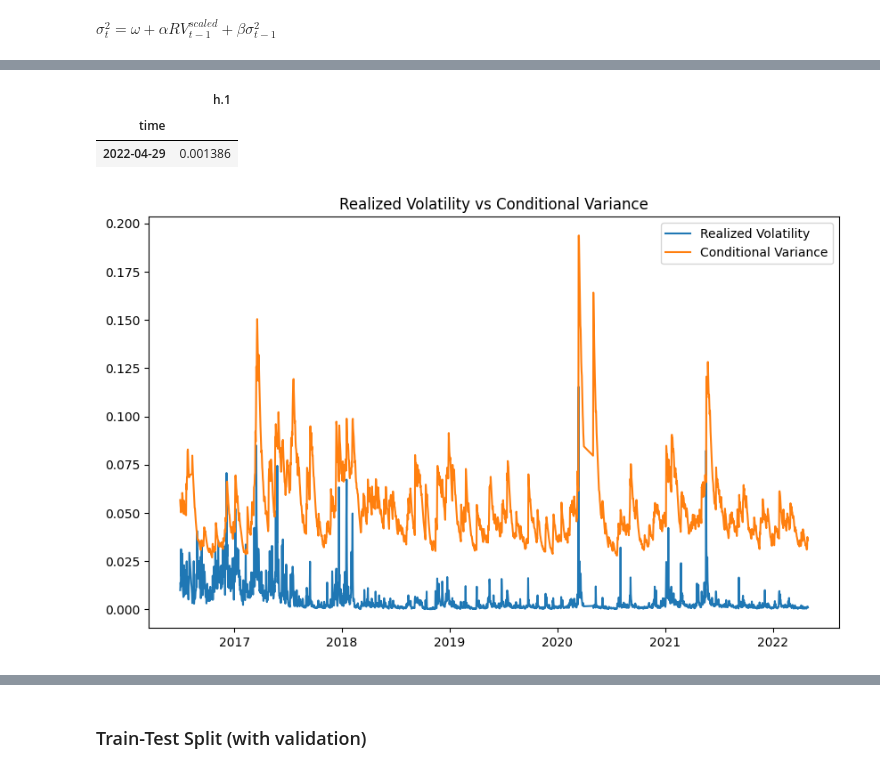
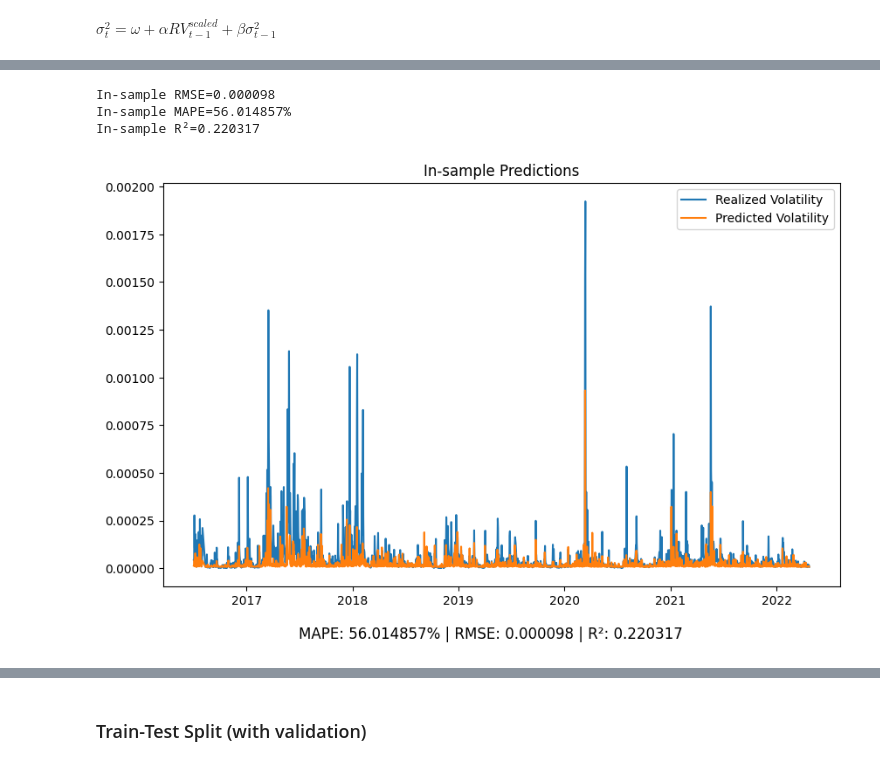
Before and after one commit to zhyoung17/crypto-rv-forecast, a Jupyter notebook: notebooks/models/GARCH.ipynb, the cells around one changed output, grey strips where cells are left out. Saved outputs shown, nothing was run; the diff lists cells and outputs as text; code cells hidden in the pictures.

```diff
--- a/notebooks/models/GARCH.ipynb
+++ b/notebooks/models/GARCH.ipynb
@@ -105,9 +54,3 @@ params = garch_fit.params
 omega = params['omega']
 alpha = [params[f'alpha[{i+1}]'] for i in range(p)]
 beta = [params[f'beta[{i+1}]'] for i in range(q)]
-# %%
-garch_fit.forecast(horizon=1).variance.tail()
-# %% [output]
-|  | h.1 |
-| time |  |
-| 2022-04-29 | 0.001386 |
@@ -116,10 +57,40 @@ cond_var = garch_fit.conditional_volatility[0:]
-# %%
-# plot the conditional variance and realised volatility
-plt.figure(figsize=(10, 6))
-plt.plot(RV_train*1440, label='Realized Volatility')
-plt.plot(cond_var, label='Conditional Variance')
-plt.legend()
-plt.title('Realized Volatility vs Conditional Variance')
-plt.show()
-# %% [output]
-[figure, removed]
+# %%
+skip = max(p, q)
+in_samp_pred = []
+
+for j in range(skip, len(r_train)):
+    new_variance = omega
+    for i in range(p):
+        new_variance += alpha[i] * (r_train.iloc[j-i] ** 2)
+    for i in range(q):
+        new_variance += beta[i] * RV_train.iloc[j-i]
+    in_samp_pred.append(new_variance/24)
+
+# re index
+in_samp_pred = pd.Series(in_samp_pred, index=r_train.index[skip:])
+
+# Compute RMSE
+rmse = np.sqrt(mean_squared_error(RV_train[skip:], in_samp_pred))
+print(f"In-sample RMSE={rmse:.6f}")
+mape = mean_absolute_percentage_error(RV_train[skip:], in_samp_pred)
+print(f"In-sample MAPE={mape:.6%}")
+r2 = r2_score(RV_train[skip:], in_samp_pred)
+print(f"In-sample R²={r2:.6f}")
+
+# Plot in-sample predictions
+plt.figure(figsize=(10, 6))
+plt.plot(RV_train[skip:], label="Realized Volatility")
+plt.plot(in_samp_pred, label="Predicted Volatility")
+plt.title("In-sample Predictions")
+plt.legend()
+
+# Add captions
+plt.figtext(0.5, 0.01, f"MAPE: {mape:.6%} | RMSE: {rmse:.6f} | R²: {r2:.6f}", wrap=True,
+            horizontalalignment='center', fontsize=12)
+plt.savefig(f'../../results/figures/In-Sample GARCH({p}, {q})_plot.png')
+plt.show()
+# %% [output]
+In-sample RMSE=0.000098
+In-sample MAPE=56.014857%
+In-sample R²=0.220317
+[figure, added]
```
Also changed, not shown: parts of 31 cells of this notebook, 4 other files.
